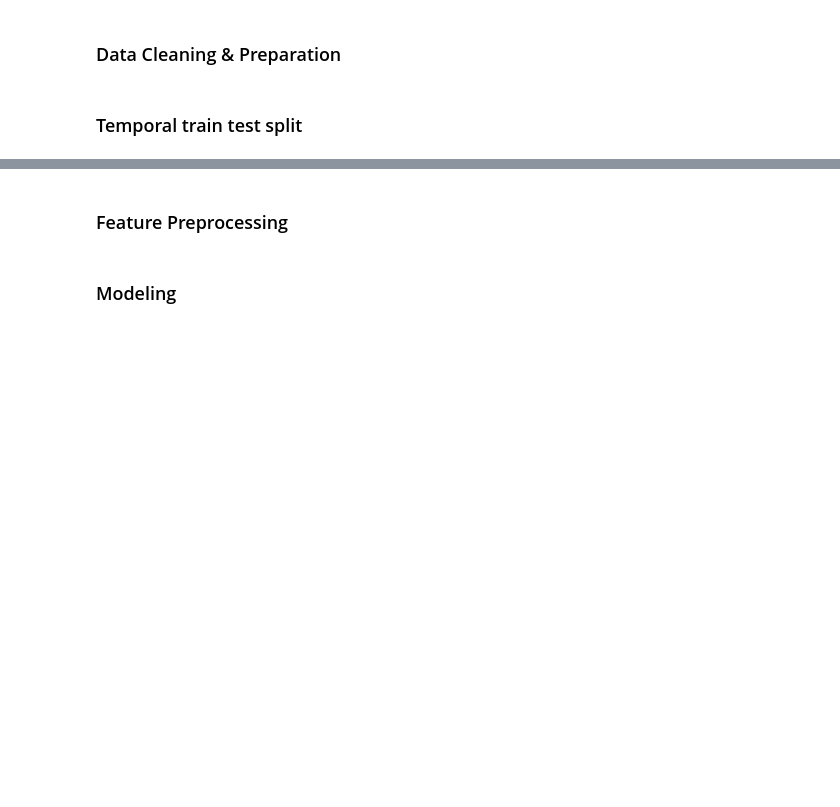
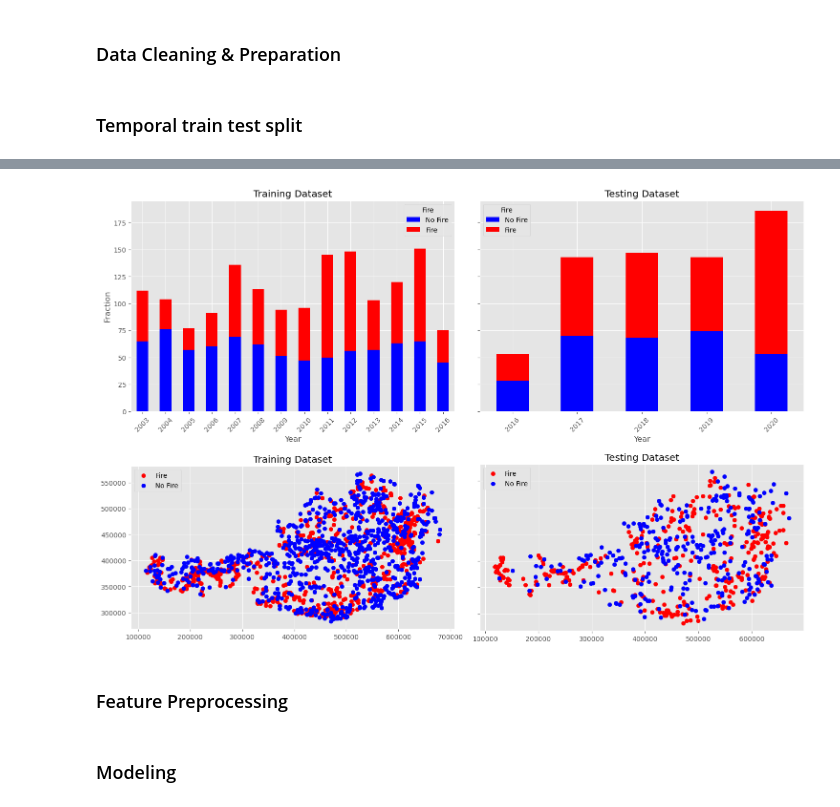
Before and after one commit to PLUS-ZGIS-GeoAI/ignite-bayesian-ml, a Jupyter notebook: notebooks/modeling_experiments/uncertainty_quantification_v2.ipynb, the cells around one changed output, grey strips where cells are left out. Drawn from its saved outputs; the diff is of its cells as text; code cells hidden in the pictures; blank space fills up the shorter version.

```diff
--- a/notebooks/modeling_experiments/uncertainty_quantification_v2.ipynb
+++ b/notebooks/modeling_experiments/uncertainty_quantification_v2.ipynb
@@ -80,3 +86,56 @@ y_train, y_test = X_train_unprocessed["fire"], X_test_unprocessed["fire"]
+# %%
+# Plotting the distribution of fire and no-fire samples for train and test set
+
+fractions_train = X_train_unprocessed.groupby("year").fire.value_counts().unstack()
+fractions_test = X_test_unprocessed.groupby("year").fire.value_counts().unstack()
+
+plt.style.use('ggplot')
+fig, axs = plt.subplots(2, 2, figsize=(15, 10), sharey="row")
+
+# Plot for training dataset
+fractions_train.plot(kind='bar', stacked=True, ax=axs[0][0], color=["blue", "red"])
+axs[0][0].set_xlabel('Year')
+axs[0][0].set_ylabel('Fraction')
+axs[0][0].set_title('Training Dataset')
+axs[0][0].legend(title='Fire', labels=['No Fire', 'Fire'])
+axs[0][0].tick_params(axis='x', rotation=45)
+
+# Plot for testing dataset
+fractions_test.plot(kind='bar', stacked=True, ax=axs[0][1], color=["blue", "red"])
+axs[0][1].set_xlabel('Year')
+axs[0][1].set_ylabel('Fraction')
+axs[0][1].set_title('Testing Dataset')
+axs[0][1].legend(title='Fire', labels=['No Fire', 'Fire'])
+axs[0][1].tick_params(axis='x', rotation=45)
+
+
+# Create two separate GeoDataFrames for fire and no fire in training dataset
+gdf_fire_train = X_train_unprocessed[X_train_unprocessed['fire'] == 1]
+gdf_no_fire_train = X_train_unprocessed[X_train_unprocessed['fire'] == 0]
+
+# Create two separate GeoDataFrames for fire and no fire in testing dataset
+gdf_fire_test = X_test_unprocessed[X_test_unprocessed['fire'] == 1]
+gdf_no_fire_test = X_test_unprocessed[X_test_unprocessed['fire'] == 0]
+
+# Plot for training dataset
+axs[1][0].set_title('Training Dataset')
+gdf_fire_train.plot(ax=axs[1][0], color='red', label='Fire')
+gdf_no_fire_train.plot(ax=axs[1][0], color='blue', label='No Fire')
+
+# Plot for testing dataset
+axs[1][1].set_title('Testing Dataset')
+gdf_fire_test.plot(ax=axs[1][1], color='red', label='Fire')
+gdf_no_fire_test.plot(ax=axs[1][1], color='blue', label='No Fire')
+
+# Add legends
+axs[1][0].legend()
+axs[1][1].legend()
+
+plt.tight_layout()
+plt.savefig(r"C:\Users\b1105474\OneDrive - Universität Salzburg\PR_IGNITE\IGNITE_david\documentation\images\train_test_distribution.png")
+plt.show()
+# %% [output]
+[figure, added]
 # %% [markdown]
 ### Feature Preprocessing
 # %%
```
Also changed, not shown: parts of 10 cells of this notebook, 2 other files.
